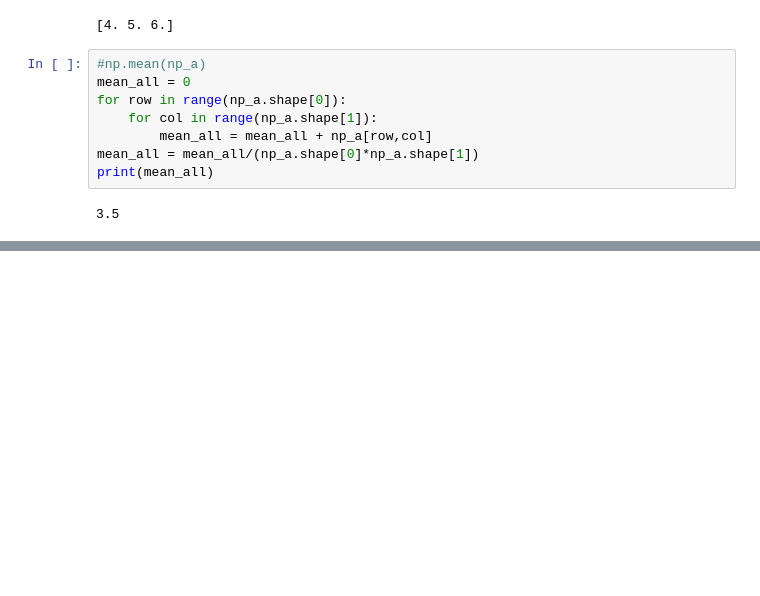
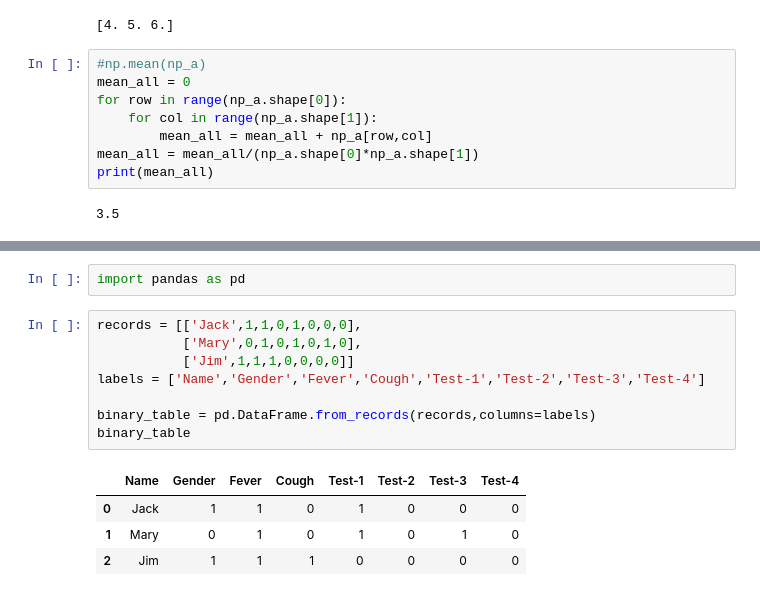
Before and after one commit to SupawadeeKhamthuy/DWDM21, a Jupyter notebook: Distance_Numpy.ipynb, the cells around one changed output, grey strips where cells are left out. Saved outputs shown, nothing was run; the diff lists cells and outputs as text; blank space fills up the shorter version.

```diff
--- a/Distance_Numpy.ipynb
+++ b/Distance_Numpy.ipynb
@@ -328,0 +439,15 @@ print(mean_all)
+# %%
+import pandas as pd
+# %%
+records = [['Jack',1,1,0,1,0,0,0],
+           ['Mary',0,1,0,1,0,1,0],
+           ['Jim',1,1,1,0,0,0,0]]
+labels = ['Name','Gender','Fever','Cough','Test-1','Test-2','Test-3','Test-4']
+
+binary_table = pd.DataFrame.from_records(records,columns=labels)
+binary_table
+# %% [output]
+|  | Name | Gender | Fever | Cough | Test-1 | Test-2 | Test-3 | Test-4 |
+| 0 | Jack | 1 | 1 | 0 | 1 | 0 | 0 | 0 |
+| 1 | Mary | 0 | 1 | 0 | 1 | 0 | 1 | 0 |
+| 2 | Jim | 1 | 1 | 1 | 0 | 0 | 0 | 0 |
```
Also changed, not shown: parts of 31 cells of this notebook.
